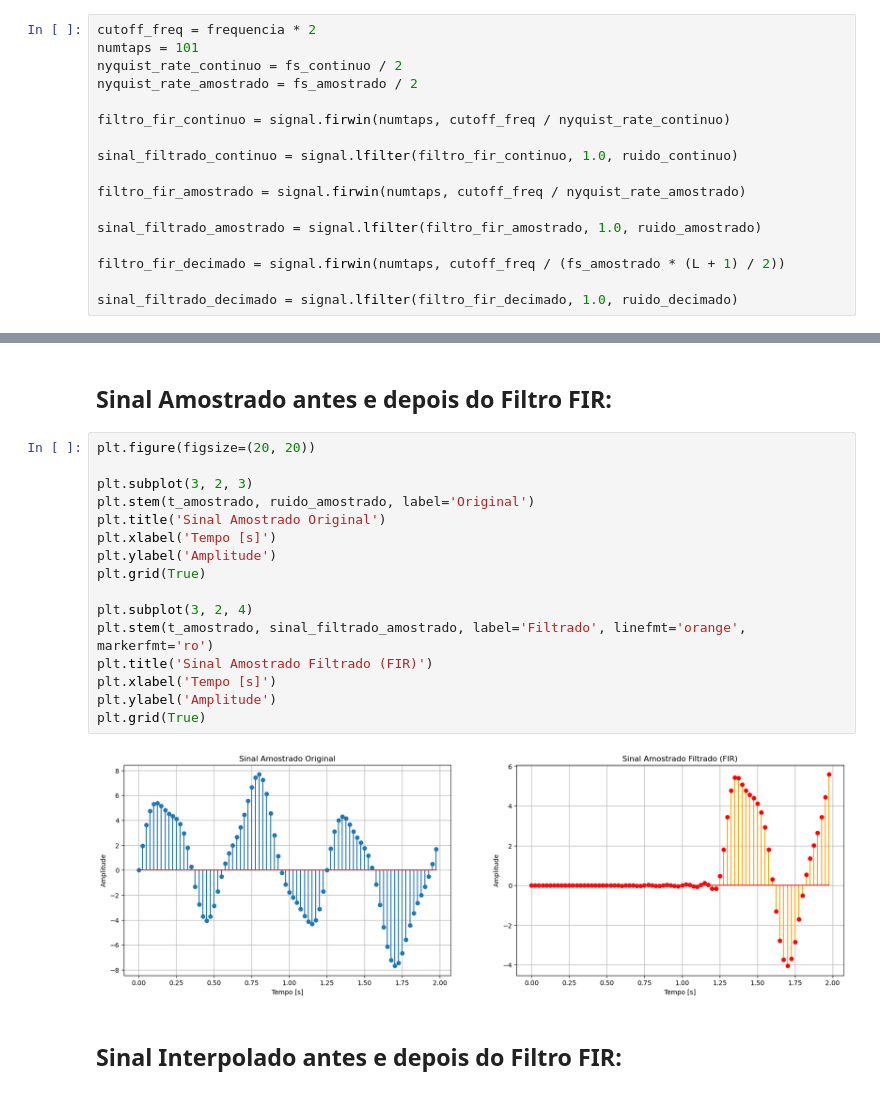
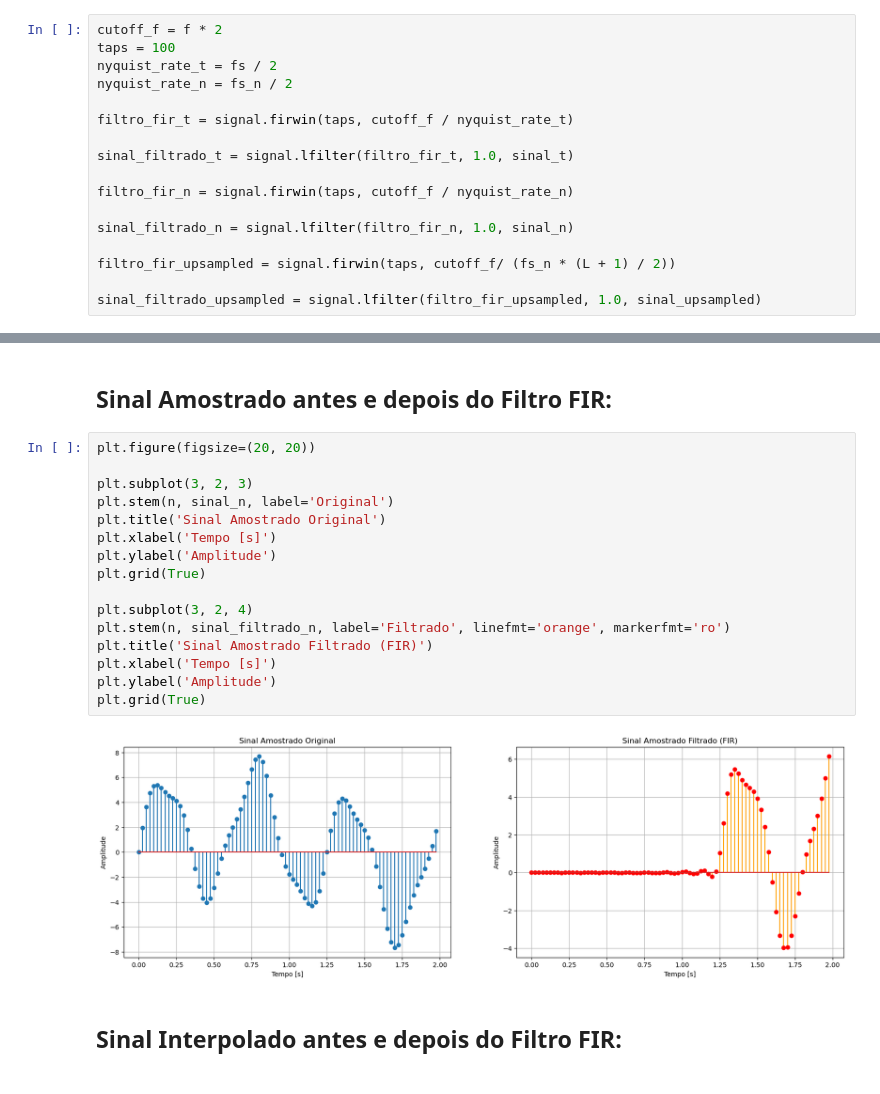
Before and after one commit to V-Emanuel/PDS, a Jupyter notebook: polyphase_filter.ipynb, the cells around one changed output, grey strips where cells are left out. Cells and saved outputs as stored; diff of their text form.

```diff
--- a/polyphase_filter.ipynb
+++ b/polyphase_filter.ipynb
@@ -31,22 +31,22 @@ t_decimado = np.arange(0, 2, 1/(fs_amostrado * (L + 1)))
 # %% [markdown]
 ## Passando os sinais por um filtro FIR :
 # %%
-cutoff_freq = frequencia * 2
-numtaps = 101
-nyquist_rate_continuo = fs_continuo / 2
-nyquist_rate_amostrado = fs_amostrado / 2
+cutoff_f = f * 2
+taps = 100
+nyquist_rate_t = fs / 2
+nyquist_rate_n = fs_n / 2
 
-filtro_fir_continuo = signal.firwin(numtaps, cutoff_freq / nyquist_rate_continuo)
+filtro_fir_t = signal.firwin(taps, cutoff_f / nyquist_rate_t)
 
-sinal_filtrado_continuo = signal.lfilter(filtro_fir_continuo, 1.0, ruido_continuo)
+sinal_filtrado_t = signal.lfilter(filtro_fir_t, 1.0, sinal_t)
 
-filtro_fir_amostrado = signal.firwin(numtaps, cutoff_freq / nyquist_rate_amostrado)
+filtro_fir_n = signal.firwin(taps, cutoff_f / nyquist_rate_n)
 
-sinal_filtrado_amostrado = signal.lfilter(filtro_fir_amostrado, 1.0, ruido_amostrado)
+sinal_filtrado_n = signal.lfilter(filtro_fir_n, 1.0, sinal_n)
 
-filtro_fir_decimado = signal.firwin(numtaps, cutoff_freq / (fs_amostrado * (L + 1) / 2))
+filtro_fir_upsampled = signal.firwin(taps, cutoff_f/ (fs_n * (L + 1) / 2))
 
-sinal_filtrado_decimado = signal.lfilter(filtro_fir_decimado, 1.0, ruido_decimado)
+sinal_filtrado_upsampled = signal.lfilter(filtro_fir_upsampled, 1.0, sinal_upsampled)
 # %% [markdown]
 ## Sinal Contínuo antes e depois do filtro FIR:
 # %%
@@ -72,21 +72,21 @@ plt.grid(True)
 # %%
 plt.figure(figsize=(20, 20))
 
 plt.subplot(3, 2, 3)
-plt.stem(t_amostrado, ruido_amostrado, label='Original')
+plt.stem(n, sinal_n, label='Original')
 plt.title('Sinal Amostrado Original')
 plt.xlabel('Tempo [s]')
 plt.ylabel('Amplitude')
 plt.grid(True)
 
 plt.subplot(3, 2, 4)
-plt.stem(t_amostrado, sinal_filtrado_amostrado, label='Filtrado', linefmt='orange', markerfmt='ro')
+plt.stem(n, sinal_filtrado_n, label='Filtrado', linefmt='orange', markerfmt='ro')
 plt.title('Sinal Amostrado Filtrado (FIR)')
 plt.xlabel('Tempo [s]')
 plt.ylabel('Amplitude')
 plt.grid(True)
 # %% [output]
-[figure, old version]
+[figure, new version]
 # %% [markdown]
 ## Sinal Interpolado antes e depois do Filtro FIR:
 # %%
```
Also changed, not shown: parts of 7 cells of this notebook.
